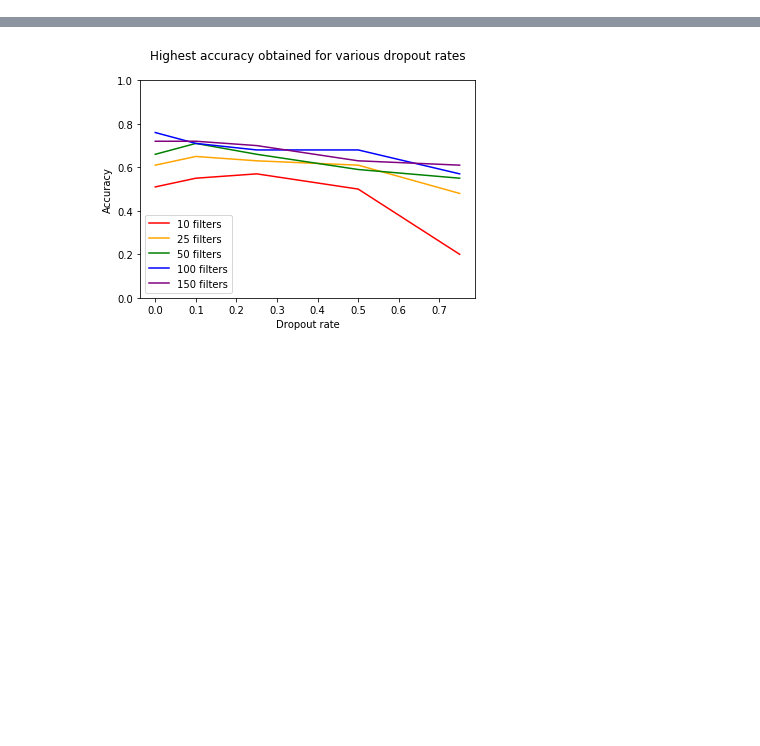
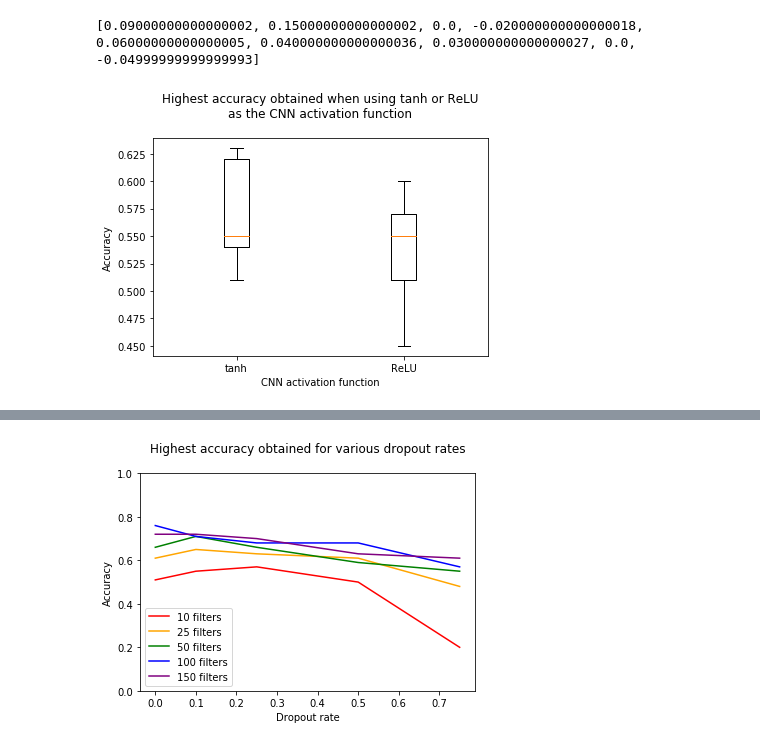
Before and after one commit to fshdnc/disease_normalization, a Jupyter notebook: src/expt_hyp_search.ipynb, the cells around one changed output, grey strips where cells are left out. Drawn from its saved outputs; the diff is of its cells as text; code cells hidden in the pictures; blank space fills up the shorter version.

```diff
--- a/src/expt_hyp_search.ipynb
+++ b/src/expt_hyp_search.ipynb
@@ -5,6 +5,35 @@ tanh_kernel_size = [2,3,4,2,3,4,2,3,4]
 tanh_highest_acc = [0.54,0.62,0.55,0.54,0.63,0.62,0.56,0.51,0.55]
 
 relu_highest_acc = [0.45,0.47,0.55,0.56,0.57,0.58,0.53,0.51,0.6]
+# %%
+# the Wilcoxon signed-rank test
+from scipy import stats
+
+assert len(tanh_highest_acc)==len(relu_highest_acc)
+difference=[t-r for t, r in zip(tanh_highest_acc,relu_highest_acc)]
+stats.wilcoxon(difference)
+print(difference)
+# %% [output]
+[0.09000000000000002, 0.15000000000000002, 0.0, -0.020000000000000018, 0.06000000000000005, 0.040000000000000036, 0.030000000000000027, 0.0, -0.04999999999999993]
+# %%
+import matplotlib.pyplot as plt
+
+
+fig = plt.figure()
+
+ax = fig.add_subplot(111)
+ax.set_xlabel('CNN activation function')
+ax.set_ylabel('Accuracy')
+
+# Create the boxplot
+bp = ax.boxplot([tanh_highest_acc,relu_highest_acc])
+ax.set_xticklabels(['tanh','ReLU'])
+plt.title('Highest accuracy obtained when using tanh or ReLU\nas the CNN activation function\n')
+plt.show()
+# non-parametric
+#stats.ttest_rel(tanh_highest_acc, relu_highest_acc)
+# %% [output]
+[figure, added]
 # %%
 %matplotlib inline
 
```
Also changed, not shown: parts of 9 cells of this notebook, 1 other file.
